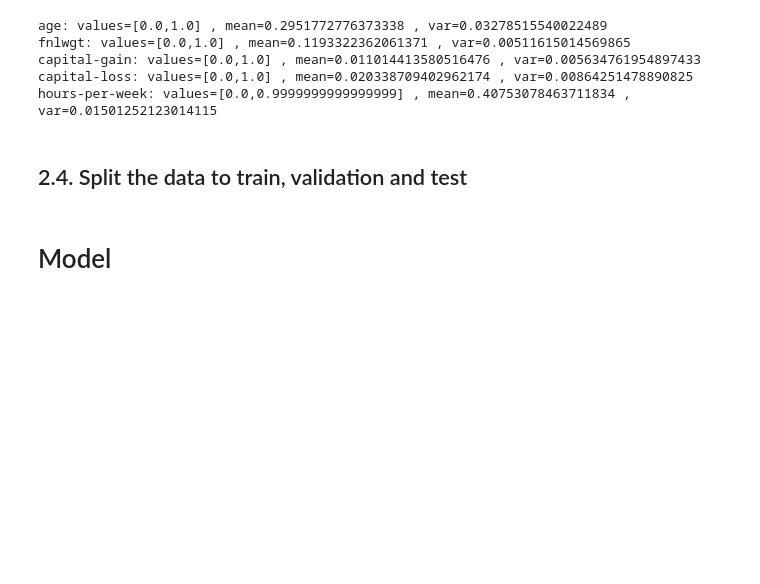
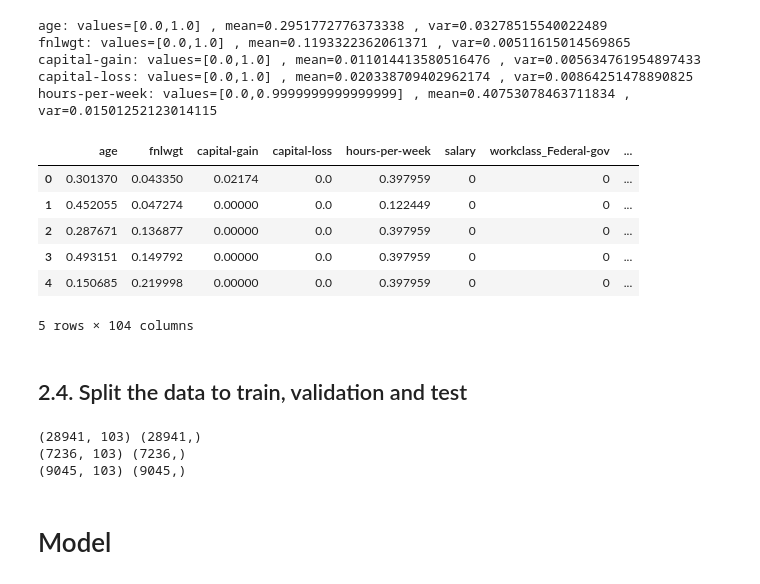
Before and after one commit to aaBadri/mlp-classifier-adult-dataset, a Jupyter notebook: mlp.ipynb, the cells around one changed output. Saved outputs shown, nothing was run; the diff lists cells and outputs as text; code cells hidden in the pictures; blank space fills up the shorter version.

Commit message:
adds normalizing numeric columns and splitting data

```diff
--- a/mlp.ipynb
+++ b/mlp.ipynb
@@ -193,12 +193,32 @@ fnlwgt: values=[0.0,1.0] , mean=0.1193322362061371 , var=0.00511615014569865
 capital-gain: values=[0.0,1.0] , mean=0.011014413580516476 , var=0.005634761954897433
 capital-loss: values=[0.0,1.0] , mean=0.020338709402962174 , var=0.00864251478890825
 hours-per-week: values=[0.0,0.9999999999999999] , mean=0.40753078463711834 , var=0.01501252123014115
+# %%
+df.head()
+# %% [output]
+|  | age | fnlwgt | capital-gain | capital-loss | hours-per-week | salary | workclass_Federal-gov | ... |
+| 0 | 0.301370 | 0.043350 | 0.02174 | 0.0 | 0.397959 | 0 | 0 | ... |
+| 1 | 0.452055 | 0.047274 | 0.00000 | 0.0 | 0.122449 | 0 | 0 | ... |
+| 2 | 0.287671 | 0.136877 | 0.00000 | 0.0 | 0.397959 | 0 | 0 | ... |
+| 3 | 0.493151 | 0.149792 | 0.00000 | 0.0 | 0.397959 | 0 | 0 | ... |
+| 4 | 0.150685 | 0.219998 | 0.00000 | 0.0 | 0.397959 | 0 | 0 | ... |
+5 rows × 104 columns
 # %% [markdown]
 ## 2.4. Split the data to train, validation and test
 # %%
 from sklearn.model_selection import train_test_split
-x_data = census.drop('income_bracket',axis=1)
-y_labels = census['income_bracket']
-X_train, X_test, y_train, y_test = train_test_split(x_data,y_labels,test_size=0.3,random_state=101)
+
+x_data = df.drop('salary',axis=1)
+y_labels = df['salary']
+
+X_train_full, X_test, y_train_full, y_test = train_test_split(x_data,y_labels,test_size=0.2,random_state=101)
+X_train, X_valid, y_train, y_valid = train_test_split(X_train_full,y_train_full,test_size=0.2,random_state=101)
+print(X_train.shape, y_train.shape)
+print(X_valid.shape, y_valid.shape)
+print(X_test.shape, y_test.shape)
+# %% [output]
+(28941, 103) (28941,)
+(7236, 103) (7236,)
+(9045, 103) (9045,)
 # %% [markdown]
 # Model
```
